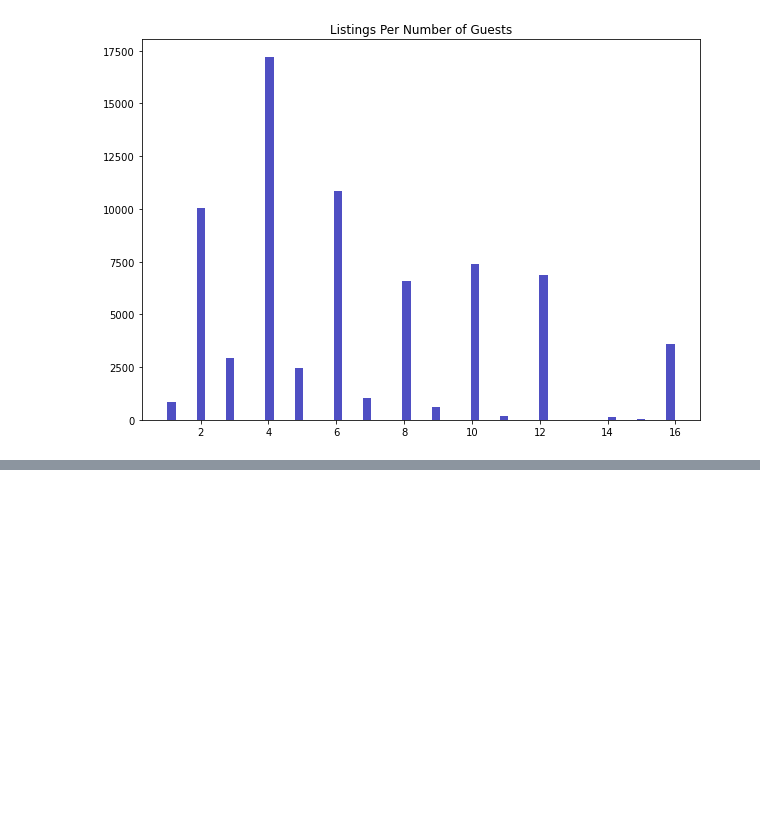
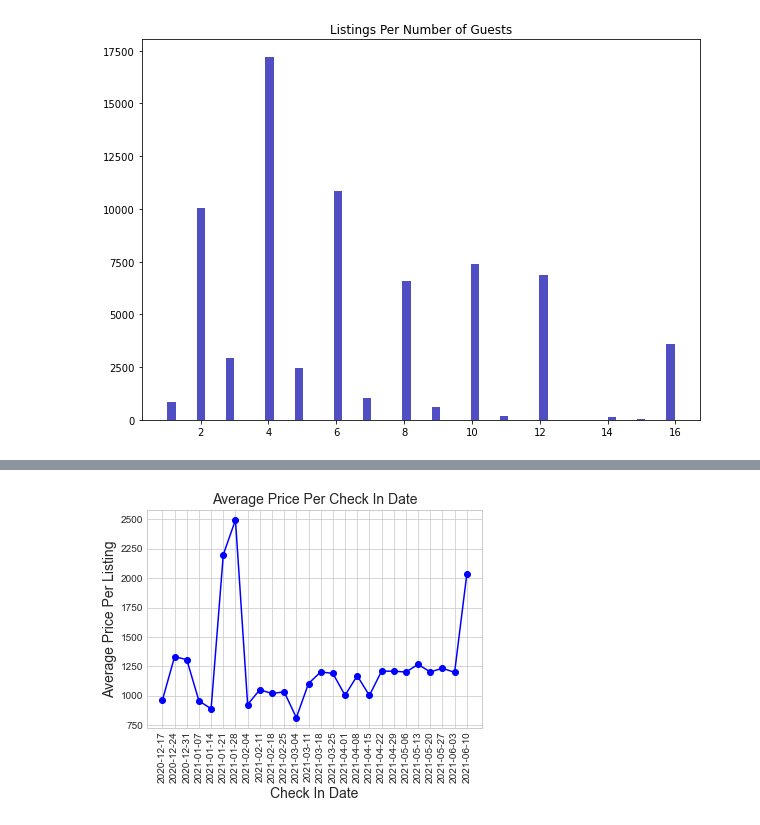
Before and after one commit to sbmcdermott/Airbnb, a Jupyter notebook: Data Visualizations.ipynb, the cells around one changed output, grey strips where cells are left out. Cells and saved outputs as stored; diff of their text form; code cells hidden in the pictures; blank space fills up the shorter version.

```diff
--- a/Data Visualizations.ipynb
+++ b/Data Visualizations.ipynb
@@ -27,0 +48,10 @@ plt.show()
+# %%
+plt.plot(grouped_mean['checkin'], grouped_mean['total cost'], color='blue', marker='o')
+plt.title('Average Price Per Check In Date', fontsize=14)
+plt.xlabel('Check In Date', fontsize=14)
+plt.ylabel('Average Price Per Listing', fontsize=14)
+plt.xticks(rotation=90)
+plt.grid(True)
+plt.show()
+# %% [output]
+[figure, added]
```
Also changed, not shown: parts of 2 cells of this notebook.
